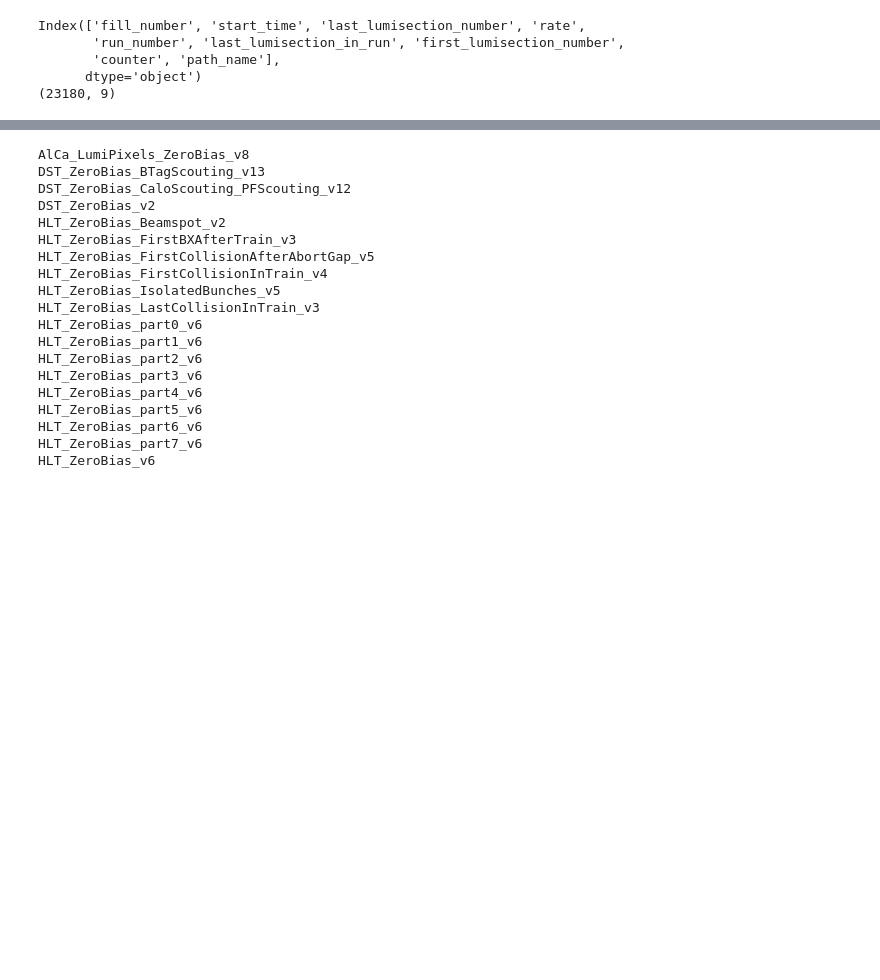
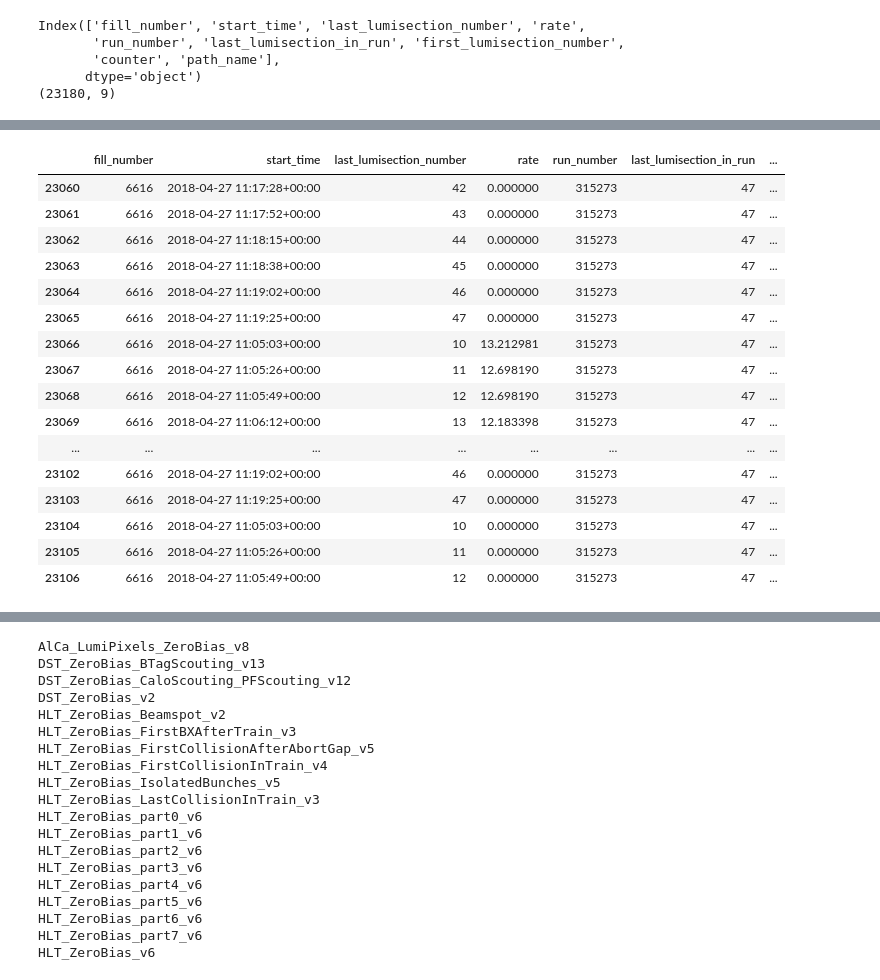
Before and after one commit to GuillermoFidalgo/OMS-results-and-tools, a Jupyter notebook: Toy OMS.ipynb, the cells around one changed output, grey strips where cells are left out. Cells and saved outputs as stored; diff of their text form; code cells hidden in the pictures; blank space fills up the shorter version.

```diff
--- a/Toy OMS.ipynb
+++ b/Toy OMS.ipynb
@@ -100,2 +150,22 @@ Index(['fill_number', 'start_time', 'last_lumisection_number', 'rate',
+# %%
+df.loc[23060:23106]
+# %% [output]
+|  | fill_number | start_time | last_lumisection_number | rate | run_number | last_lumisection_in_run | ... |
+| 23060 | 6616 | 2018-04-27 11:17:28+00:00 | 42 | 0.000000 | 315273 | 47 | ... |
+| 23061 | 6616 | 2018-04-27 11:17:52+00:00 | 43 | 0.000000 | 315273 | 47 | ... |
+| 23062 | 6616 | 2018-04-27 11:18:15+00:00 | 44 | 0.000000 | 315273 | 47 | ... |
+| 23063 | 6616 | 2018-04-27 11:18:38+00:00 | 45 | 0.000000 | 315273 | 47 | ... |
+| 23064 | 6616 | 2018-04-27 11:19:02+00:00 | 46 | 0.000000 | 315273 | 47 | ... |
+| 23065 | 6616 | 2018-04-27 11:19:25+00:00 | 47 | 0.000000 | 315273 | 47 | ... |
+| 23066 | 6616 | 2018-04-27 11:05:03+00:00 | 10 | 13.212981 | 315273 | 47 | ... |
+| 23067 | 6616 | 2018-04-27 11:05:26+00:00 | 11 | 12.698190 | 315273 | 47 | ... |
+| 23068 | 6616 | 2018-04-27 11:05:49+00:00 | 12 | 12.698190 | 315273 | 47 | ... |
+| 23069 | 6616 | 2018-04-27 11:06:12+00:00 | 13 | 12.183398 | 315273 | 47 | ... |
+| ... | ... | ... | ... | ... | ... | ... | ... |
+| 23102 | 6616 | 2018-04-27 11:19:02+00:00 | 46 | 0.000000 | 315273 | 47 | ... |
+| 23103 | 6616 | 2018-04-27 11:19:25+00:00 | 47 | 0.000000 | 315273 | 47 | ... |
+| 23104 | 6616 | 2018-04-27 11:05:03+00:00 | 10 | 0.000000 | 315273 | 47 | ... |
+| 23105 | 6616 | 2018-04-27 11:05:26+00:00 | 11 | 0.000000 | 315273 | 47 | ... |
+| 23106 | 6616 | 2018-04-27 11:05:49+00:00 | 12 | 0.000000 | 315273 | 47 | ... |
 # %%
 slimdf=df[["rate","last_lumisection_number","rate","run_number","counter","path_name"]]
```
Also changed, not shown: parts of 12 cells of this notebook.
